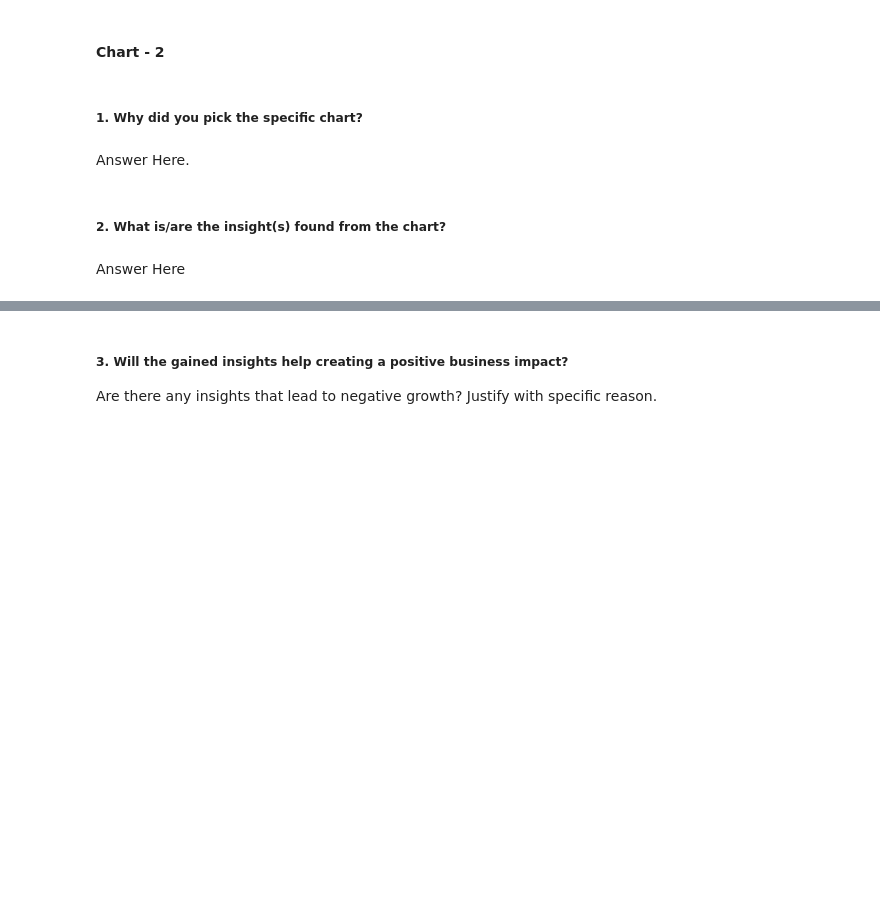
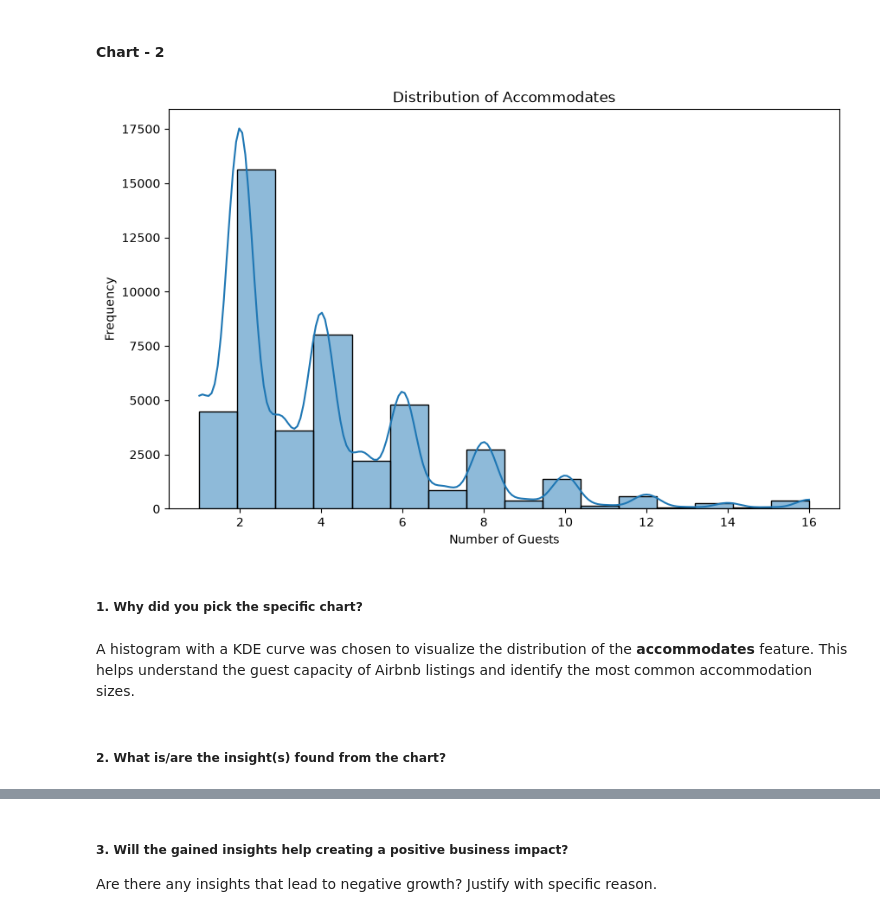
Before and after one commit to Krishna-matic/Machine_Learning_Projects, a Jupyter notebook: 04_Los_Angeles_Airbnb_Listings_Clustering/Clustering_ML_Project.ipynb, the cells around one changed output, grey strips where cells are left out. Drawn from its saved outputs; the diff is of its cells as text; code cells hidden in the pictures; blank space fills up the shorter version.

```diff
--- a/04_Los_Angeles_Airbnb_Listings_Clustering/Clustering_ML_Project.ipynb
+++ b/04_Los_Angeles_Airbnb_Listings_Clustering/Clustering_ML_Project.ipynb
@@ -490,8 +513,18 @@ Answer Here
+# %%
+# Chart - 2 visualization code
+plt.figure(figsize=(10,6))
+sns.histplot(df['accommodates'], bins=16, kde=True)
+
+plt.title("Distribution of Accommodates")
+plt.xlabel("Number of Guests")
+plt.ylabel("Frequency")
+
+plt.show()
+# %% [output]
+[figure, added]
 # %% [markdown]
 ##### 1. Why did you pick the specific chart?
-# %% [markdown]
-Answer Here.
+# %% [markdown]
+A histogram with a KDE curve was chosen to visualize the distribution of the **accommodates** feature. This helps understand the guest capacity of Airbnb listings and identify the most common accommodation sizes.
 # %% [markdown]
 ##### 2. What is/are the insight(s) found from the chart?
-# %% [markdown]
-Answer Here
```
Also changed, not shown: parts of 125 cells of this notebook.
